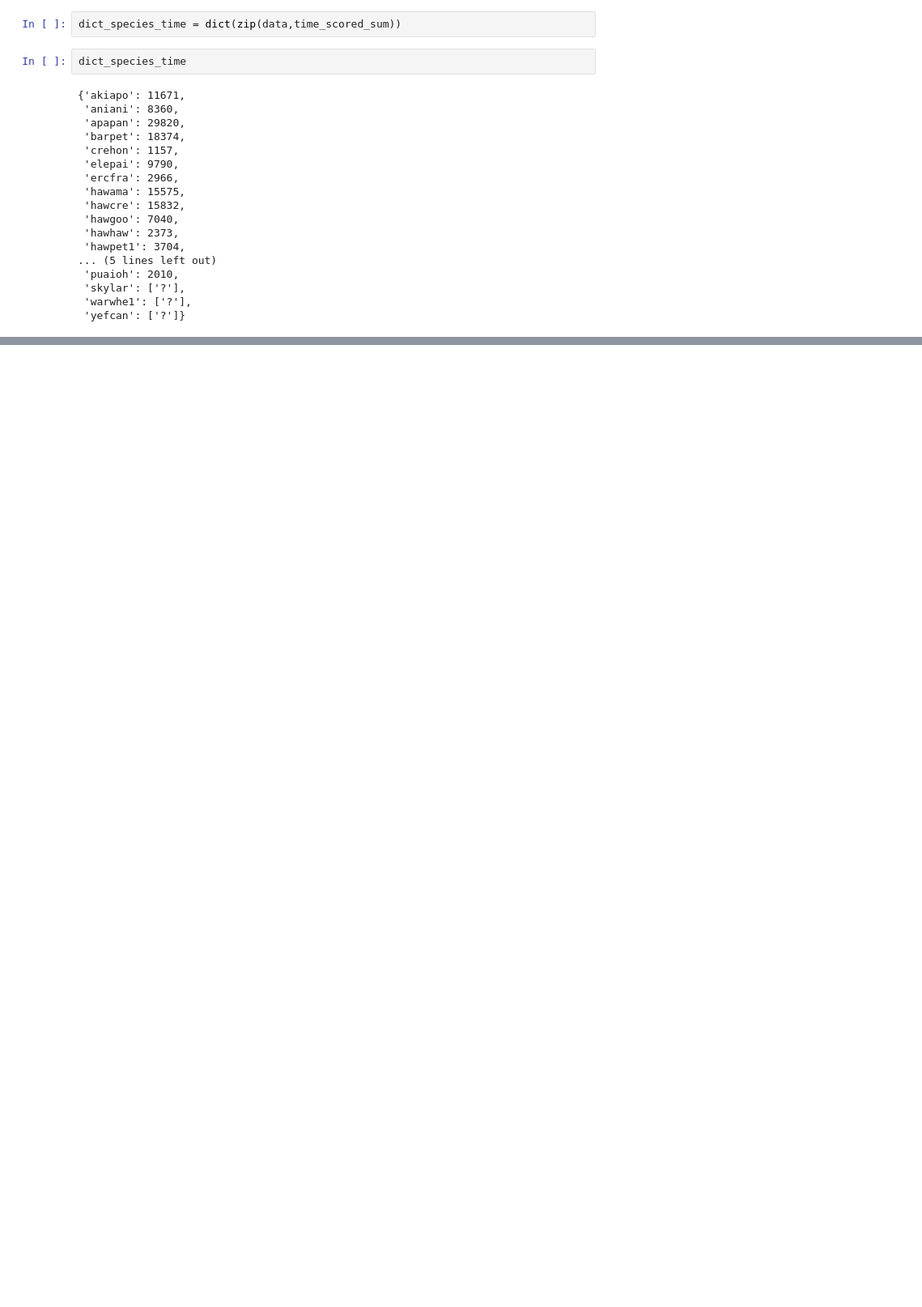
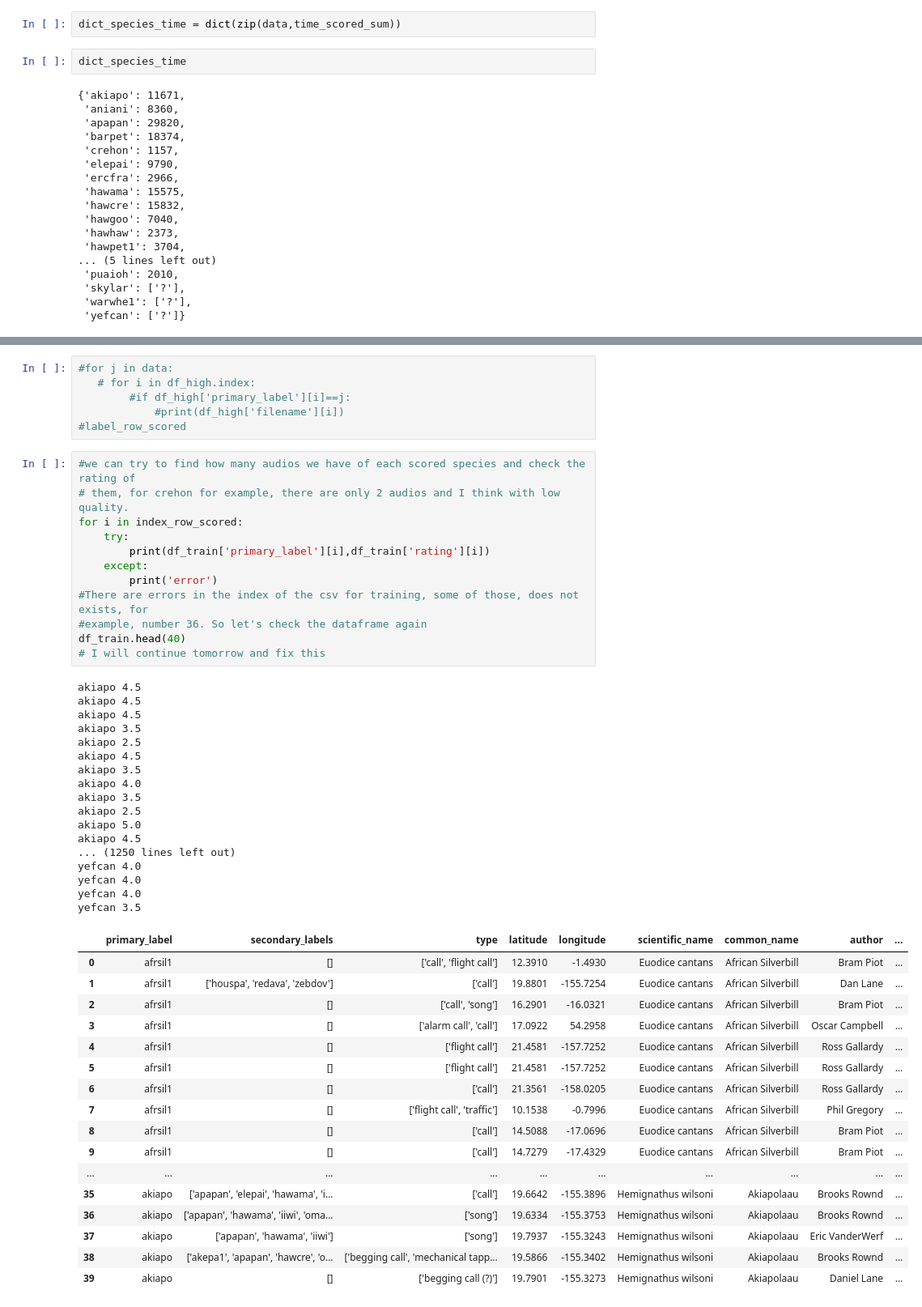
Before and after one commit to p3p31v/BirdCLEF-2022, a Jupyter notebook: version27.ipynb, the cells around one changed output, grey strips where cells are left out. Shown at 81% size. Drawn from its saved outputs; the diff is of its cells as text; blank space fills up the shorter version.

```diff
--- a/version27.ipynb
+++ b/version27.ipynb
@@ -396,0 +404,53 @@ dict_species_time
+# %%
+#for j in data:
+   # for i in df_high.index:
+        #if df_high['primary_label'][i]==j:
+            #print(df_high['filename'][i])
+#label_row_scored
+# %%
+#we can try to find how many audios we have of each scored species and check the rating of
+# them, for crehon for example, there are only 2 audios and I think with low quality.
+for i in index_row_scored:
+    try:
+        print(df_train['primary_label'][i],df_train['rating'][i])
+    except:
+        print('error')
+#There are errors in the index of the csv for training, some of those, does not exists, for
+#example, number 36. So let's check the dataframe again
+df_train.head(40)
+# I will continue tomorrow and fix this
+# %% [output]
+akiapo 4.5
+akiapo 4.5
+akiapo 4.5
+akiapo 3.5
+akiapo 2.5
+akiapo 4.5
+akiapo 3.5
+akiapo 4.0
+akiapo 3.5
+akiapo 2.5
+akiapo 5.0
+akiapo 4.5
+... (1250 lines left out)
+yefcan 4.0
+yefcan 4.0
+yefcan 4.0
+yefcan 3.5
+|  | primary_label | secondary_labels | type | latitude | longitude | scientific_name | common_name | author | ... |
+| 0 | afrsil1 | [] | ['call', 'flight call'] | 12.3910 | -1.4930 | Euodice cantans | African Silverbill | Bram Piot | ... |
+| 1 | afrsil1 | ['houspa', 'redava', 'zebdov'] | ['call'] | 19.8801 | -155.7254 | Euodice cantans | African Silverbill | Dan Lane | ... |
+| 2 | afrsil1 | [] | ['call', 'song'] | 16.2901 | -16.0321 | Euodice cantans | African Silverbill | Bram Piot | ... |
+| 3 | afrsil1 | [] | ['alarm call', 'call'] | 17.0922 | 54.2958 | Euodice cantans | African Silverbill | Oscar Campbell | ... |
+| 4 | afrsil1 | [] | ['flight call'] | 21.4581 | -157.7252 | Euodice cantans | African Silverbill | Ross Gallardy | ... |
+| 5 | afrsil1 | [] | ['flight call'] | 21.4581 | -157.7252 | Euodice cantans | African Silverbill | Ross Gallardy | ... |
+| 6 | afrsil1 | [] | ['call'] | 21.3561 | -158.0205 | Euodice cantans | African Silverbill | Ross Gallardy | ... |
+| 7 | afrsil1 | [] | ['flight call', 'traffic'] | 10.1538 | -0.7996 | Euodice cantans | African Silverbill | Phil Gregory | ... |
+| 8 | afrsil1 | [] | ['call'] | 14.5088 | -17.0696 | Euodice cantans | African Silverbill | Bram Piot | ... |
+| 9 | afrsil1 | [] | ['call'] | 14.7279 | -17.4329 | Euodice cantans | African Silverbill | Bram Piot | ... |
+| ... | ... | ... | ... | ... | ... | ... | ... | ... | ... |
+| 35 | akiapo | ['apapan', 'elepai', 'hawama', 'i... | ['call'] | 19.6642 | -155.3896 | Hemignathus wilsoni | Akiapolaau | Brooks Rownd | ... |
+| 36 | akiapo | ['apapan', 'hawama', 'iiwi', 'oma... | ['song'] | 19.6334 | -155.3753 | Hemignathus wilsoni | Akiapolaau | Brooks Rownd | ... |
+| 37 | akiapo | ['apapan', 'hawama', 'iiwi'] | ['song'] | 19.7937 | -155.3243 | Hemignathus wilsoni | Akiapolaau | Eric VanderWerf | ... |
+| 38 | akiapo | ['akepa1', 'apapan', 'hawcre', 'o... | ['begging call', 'mechanical tapp... | 19.5866 | -155.3402 | Hemignathus wilsoni | Akiapolaau | Brooks Rownd | ... |
+| 39 | akiapo | [] | ['begging call (?)'] | 19.7901 | -155.3273 | Hemignathus wilsoni | Akiapolaau | Daniel Lane | ... |
```
Also changed, not shown: parts of 3 cells of this notebook.
